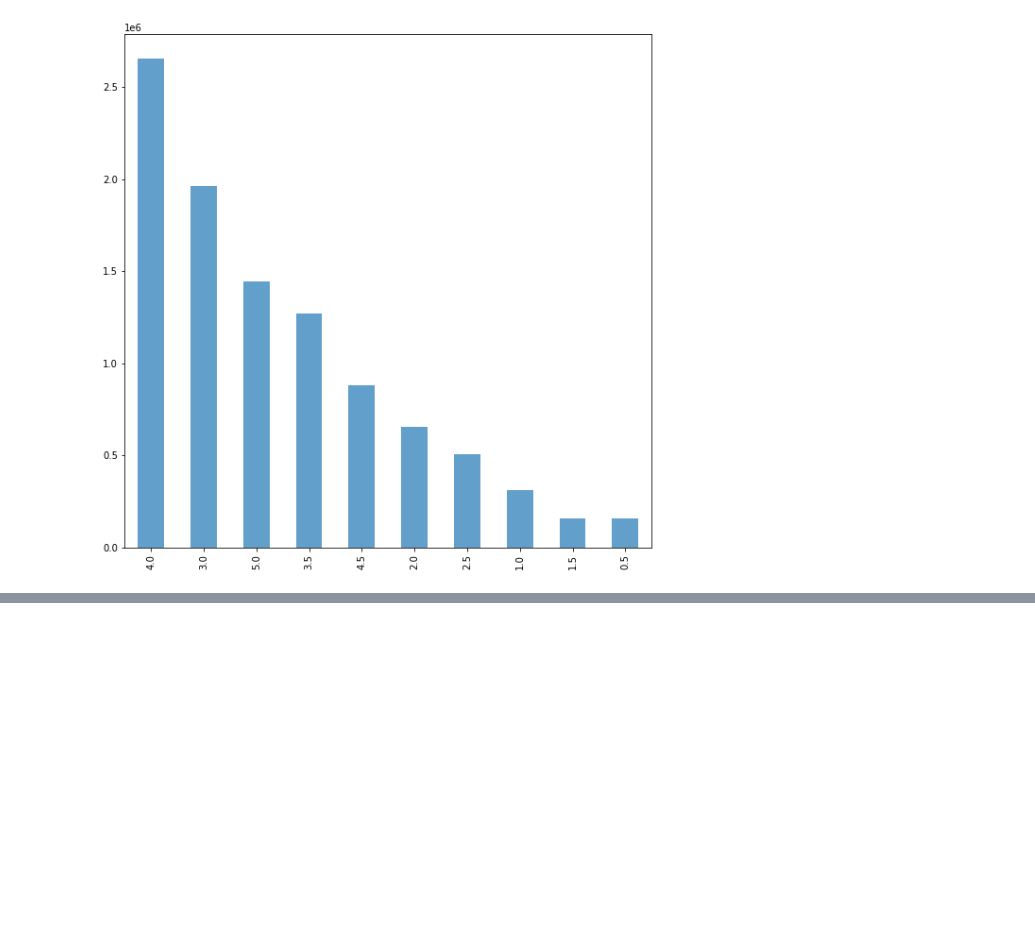
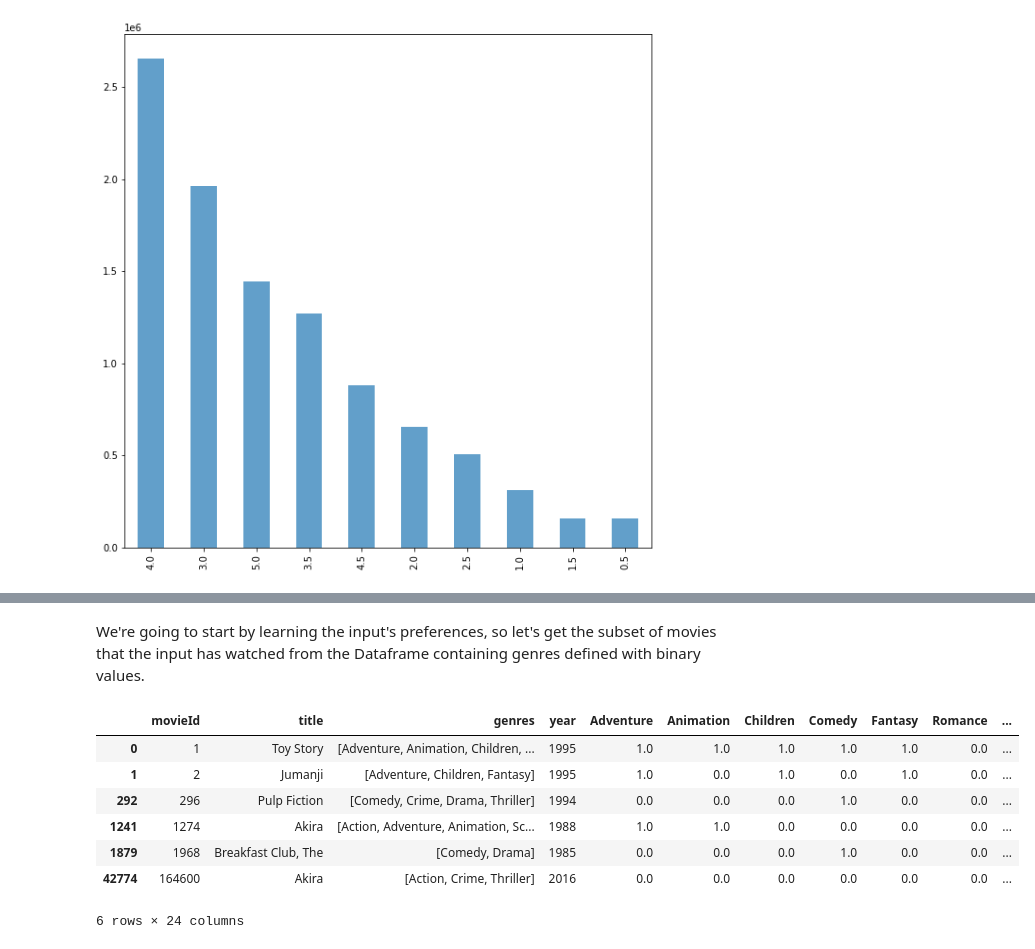
Before and after one commit to johnsiphiwe/unsupervised-predict-streamlit-template, a Jupyter notebook: Notebook.ipynb, the cells around one changed output, grey strips where cells are left out. Cells and saved outputs as stored; diff of their text form; code cells hidden in the pictures; blank space fills up the shorter version.

```diff
--- a/Notebook.ipynb
+++ b/Notebook.ipynb
@@ -396,0 +462,4 @@ Turn lists of features into numerical representations
+# %%
+#Every genre is separated by a | so we simply have to call the split function on |
+movies_df['genres'] = movies_df.genres.str.split('|')
+movies_df.head()
@@ -396,0 +475,11 @@ Turn lists of features into numerical representations
+# %%
+#Copying the movie dataframe into a new one since we won't need to use the genre information in our first case.
+moviesWithGenres_df = movies_df.copy()
+
+#For every row in the dataframe, iterate through the list of genres and place a 1 into the corresponding column
+for index, row in movies_df.iterrows():
+    for genre in row['genres']:
+        moviesWithGenres_df.at[index, genre] = 1
+#Filling in the NaN values with 0 to show that a movie doesn't have that column's genre
+moviesWithGenres_df = moviesWithGenres_df.fillna(0)
+moviesWithGenres_df.head()
@@ -396,0 +528,10 @@ Turn lists of features into numerical representations
+# %%
+userInput = [
+            {'title':'Breakfast Club, The', 'rating':5},
+            {'title':'Toy Story', 'rating':3.5},
+            {'title':'Jumanji', 'rating':2},
+            {'title':"Pulp Fiction", 'rating':5},
+            {'title':'Akira', 'rating':4.5}
+         ]
+inputMovies = pd.DataFrame(userInput)
+inputMovies
@@ -396,0 +551,11 @@ Turn lists of features into numerical representations
+# %%
+#Filtering out the movies by title
+inputId = movies_df[movies_df['title'].isin(inputMovies['title'].tolist())]
+#Then merging it so we can get the movieId. It's implicitly merging it by title.
+inputMovies = pd.merge(inputId, inputMovies)
+#Dropping information we won't use from the input dataframe
+inputMovies = inputMovies.drop('genres', 1).drop('year', 1)
+#Final input dataframe
+#If a movie you added in above isn't here, then it might not be in the original
+#dataframe or it might spelled differently, please check capitalisation.
+inputMovies
@@ -396,0 +570,15 @@ Turn lists of features into numerical representations
+# %% [markdown]
+We're going to start by learning the input's preferences, so let's get the subset of movies that the input has watched from the Dataframe containing genres defined with binary values.
+# %%
+#Filtering out the movies from the input
+userMovies = moviesWithGenres_df[moviesWithGenres_df['movieId'].isin(inputMovies['movieId'].tolist())]
+userMovies
+# %% [output]
+|  | movieId | title | genres | year | Adventure | Animation | Children | Comedy | Fantasy | Romance | ... |
+| 0 | 1 | Toy Story | [Adventure, Animation, Children, ... | 1995 | 1.0 | 1.0 | 1.0 | 1.0 | 1.0 | 0.0 | ... |
+| 1 | 2 | Jumanji | [Adventure, Children, Fantasy] | 1995 | 1.0 | 0.0 | 1.0 | 0.0 | 1.0 | 0.0 | ... |
+| 292 | 296 | Pulp Fiction | [Comedy, Crime, Drama, Thriller] | 1994 | 0.0 | 0.0 | 0.0 | 1.0 | 0.0 | 0.0 | ... |
+| 1241 | 1274 | Akira | [Action, Adventure, Animation, Sc... | 1988 | 1.0 | 1.0 | 0.0 | 0.0 | 0.0 | 0.0 | ... |
+| 1879 | 1968 | Breakfast Club, The | [Comedy, Drama] | 1985 | 0.0 | 0.0 | 0.0 | 1.0 | 0.0 | 0.0 | ... |
+| 42774 | 164600 | Akira | [Action, Crime, Thriller] | 2016 | 0.0 | 0.0 | 0.0 | 0.0 | 0.0 | 0.0 | ... |
+6 rows × 24 columns
```
Also changed, not shown: parts of 109 cells of this notebook.
